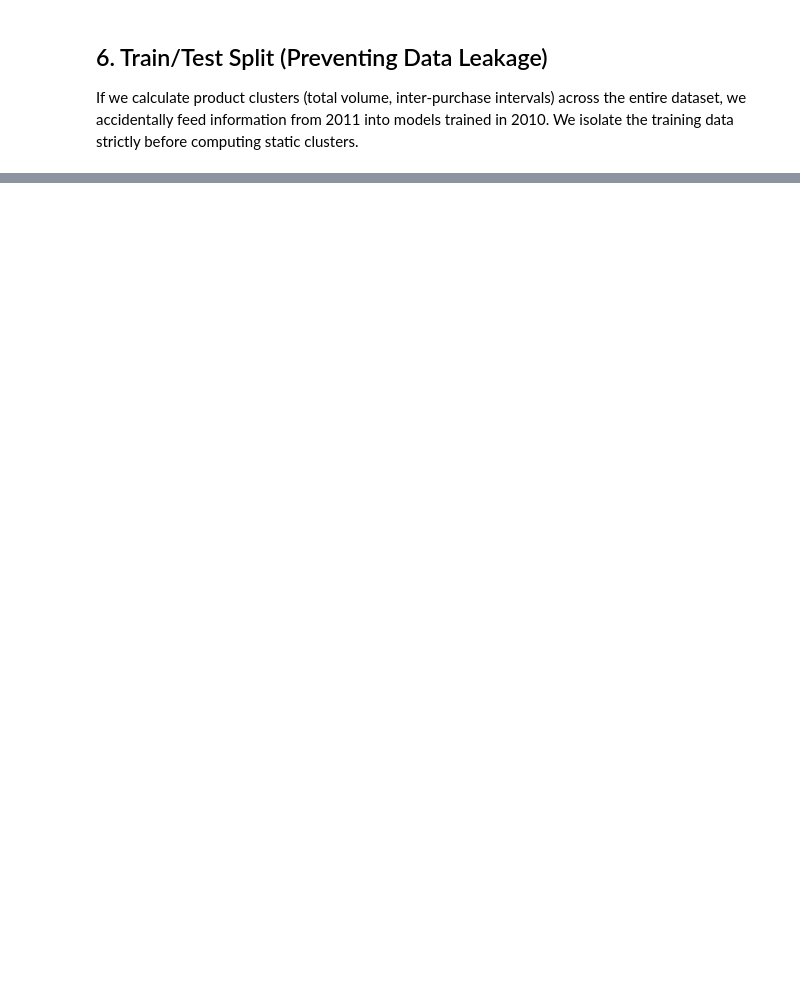
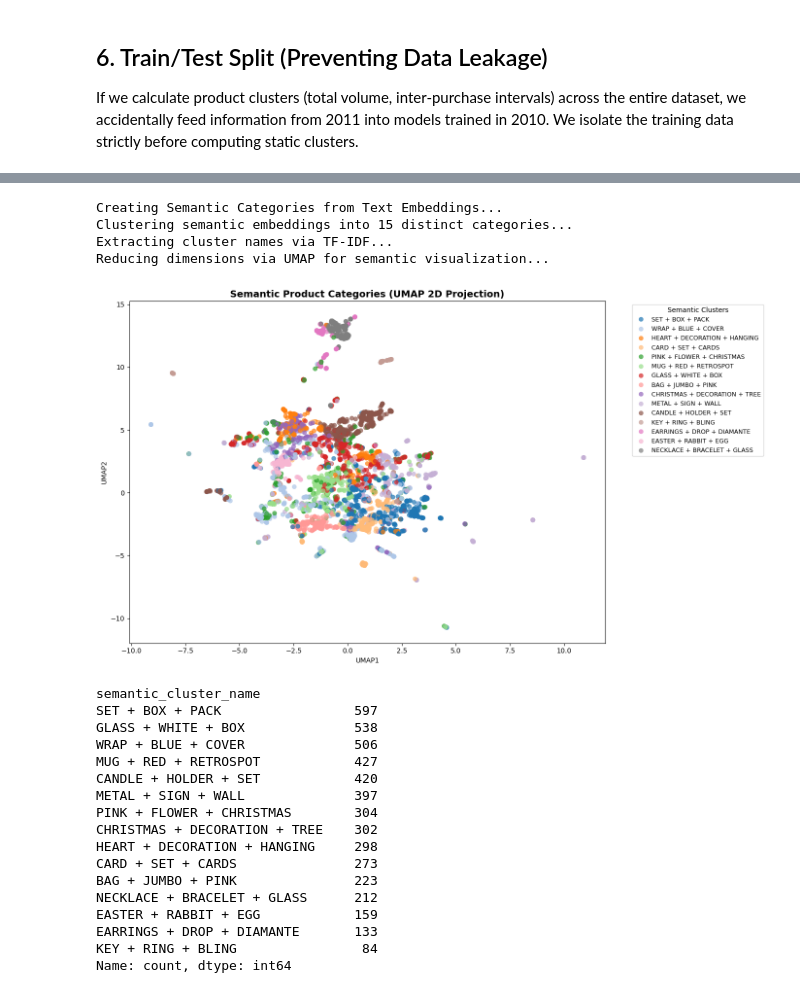
Before and after one commit to fede-giorgi/forecasting-retail, a Jupyter notebook: notebooks/data_processing_playground.ipynb, the cells around one changed output, grey strips where cells are left out. Saved outputs shown, nothing was run; the diff lists cells and outputs as text; code cells hidden in the pictures; blank space fills up the shorter version.

```diff
--- a/notebooks/data_processing_playground.ipynb
+++ b/notebooks/data_processing_playground.ipynb
@@ -211,0 +323,35 @@ print("Done! Ready for Machine Learning Models. 🚀")
+# %%
+from src.tools.clustering import create_semantic_clusters
+
+print("Creating Semantic Categories from Text Embeddings...")
+semantic_clusters = create_semantic_clusters(
+    embeddings_df,
+    n_clusters=15,
+    plot=True
+)
+
+# Preview the auto-generated semantic names
+display(semantic_clusters["semantic_cluster_name"].value_counts())
+# %% [output]
+Creating Semantic Categories from Text Embeddings...
+Clustering semantic embeddings into 15 distinct categories...
+Extracting cluster names via TF-IDF...
+Reducing dimensions via UMAP for semantic visualization...
+[figure, added]
+semantic_cluster_name
+SET + BOX + PACK                 597
+GLASS + WHITE + BOX              538
+WRAP + BLUE + COVER              506
+MUG + RED + RETROSPOT            427
+CANDLE + HOLDER + SET            420
+METAL + SIGN + WALL              397
+PINK + FLOWER + CHRISTMAS        304
+CHRISTMAS + DECORATION + TREE    302
+HEART + DECORATION + HANGING     298
+CARD + SET + CARDS               273
+BAG + JUMBO + PINK               223
+NECKLACE + BRACELET + GLASS      212
+EASTER + RABBIT + EGG            159
+EARRINGS + DROP + DIAMANTE       133
+KEY + RING + BLING                84
+Name: count, dtype: int64
```
Also changed, not shown: parts of 21 cells of this notebook, 4 other files.
